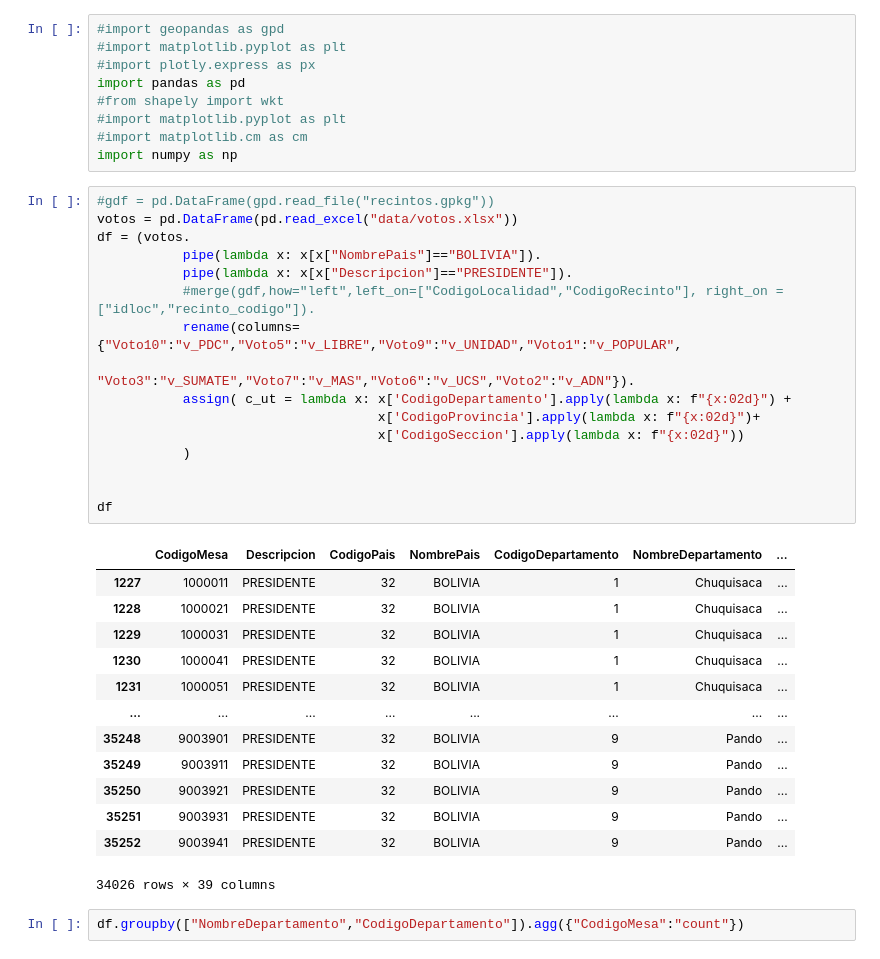
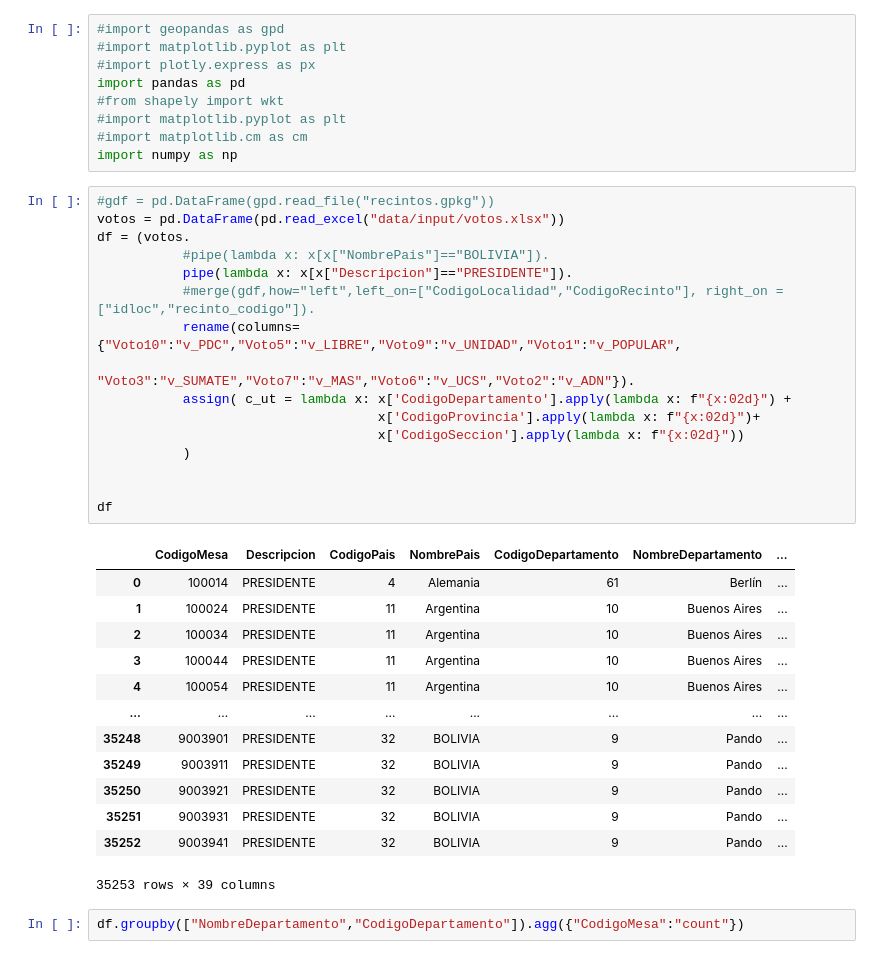
Before and after one commit to hector99-Rod/votaciones_bolivia_2025, a Jupyter notebook: b.ipynb, the cells around one changed output. Drawn from its saved outputs; the diff is of its cells as text.

```diff
--- a/b.ipynb
+++ b/b.ipynb
@@ -9,34 +9,34 @@ import pandas as pd
 import numpy as np
 # %%
 #gdf = pd.DataFrame(gpd.read_file("recintos.gpkg"))
-votos = pd.DataFrame(pd.read_excel("data/votos.xlsx"))
+votos = pd.DataFrame(pd.read_excel("data/input/votos.xlsx"))
 df = (votos.
-           pipe(lambda x: x[x["NombrePais"]=="BOLIVIA"]).
+           #pipe(lambda x: x[x["NombrePais"]=="BOLIVIA"]).
            pipe(lambda x: x[x["Descripcion"]=="PRESIDENTE"]).
            #merge(gdf,how="left",left_on=["CodigoLocalidad","CodigoRecinto"], right_on = ["idloc","recinto_codigo"]).
            rename(columns= {"Voto10":"v_PDC","Voto5":"v_LIBRE","Voto9":"v_UNIDAD","Voto1":"v_POPULAR",
                             "Voto3":"v_SUMATE","Voto7":"v_MAS","Voto6":"v_UCS","Voto2":"v_ADN"}).
            assign( c_ut = lambda x: x['CodigoDepartamento'].apply(lambda x: f"{x:02d}") +
                                     x['CodigoProvincia'].apply(lambda x: f"{x:02d}")+
                                     x['CodigoSeccion'].apply(lambda x: f"{x:02d}"))
            )
 
 
 df
 # %% [output]
 |  | CodigoMesa | Descripcion | CodigoPais | NombrePais | CodigoDepartamento | NombreDepartamento | ... |
-| 1227 | 1000011 | PRESIDENTE | 32 | BOLIVIA | 1 | Chuquisaca | ... |
-| 1228 | 1000021 | PRESIDENTE | 32 | BOLIVIA | 1 | Chuquisaca | ... |
-| 1229 | 1000031 | PRESIDENTE | 32 | BOLIVIA | 1 | Chuquisaca | ... |
-| 1230 | 1000041 | PRESIDENTE | 32 | BOLIVIA | 1 | Chuquisaca | ... |
-| 1231 | 1000051 | PRESIDENTE | 32 | BOLIVIA | 1 | Chuquisaca | ... |
+| 0 | 100014 | PRESIDENTE | 4 | Alemania | 61 | Berlín | ... |
+| 1 | 100024 | PRESIDENTE | 11 | Argentina | 10 | Buenos Aires | ... |
+| 2 | 100034 | PRESIDENTE | 11 | Argentina | 10 | Buenos Aires | ... |
+| 3 | 100044 | PRESIDENTE | 11 | Argentina | 10 | Buenos Aires | ... |
+| 4 | 100054 | PRESIDENTE | 11 | Argentina | 10 | Buenos Aires | ... |
 | ... | ... | ... | ... | ... | ... | ... | ... |
 | 35248 | 9003901 | PRESIDENTE | 32 | BOLIVIA | 9 | Pando | ... |
 | 35249 | 9003911 | PRESIDENTE | 32 | BOLIVIA | 9 | Pando | ... |
 | 35250 | 9003921 | PRESIDENTE | 32 | BOLIVIA | 9 | Pando | ... |
 | 35251 | 9003931 | PRESIDENTE | 32 | BOLIVIA | 9 | Pando | ... |
 | 35252 | 9003941 | PRESIDENTE | 32 | BOLIVIA | 9 | Pando | ... |
-34026 rows × 39 columns
+35253 rows × 39 columns
 # %%
 df.groupby(["NombreDepartamento","CodigoDepartamento"]).agg({"CodigoMesa":"count"})
 # %% [output]
```
Also changed, not shown: parts of 5 cells of this notebook, 6 other files.
